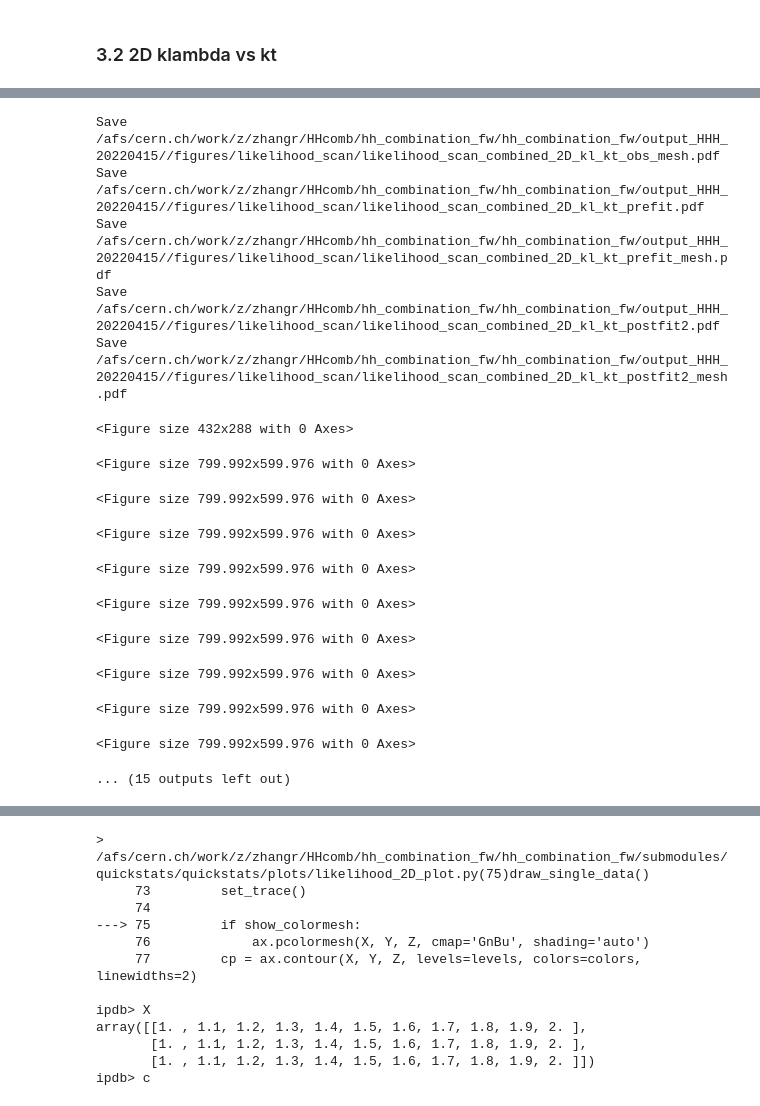
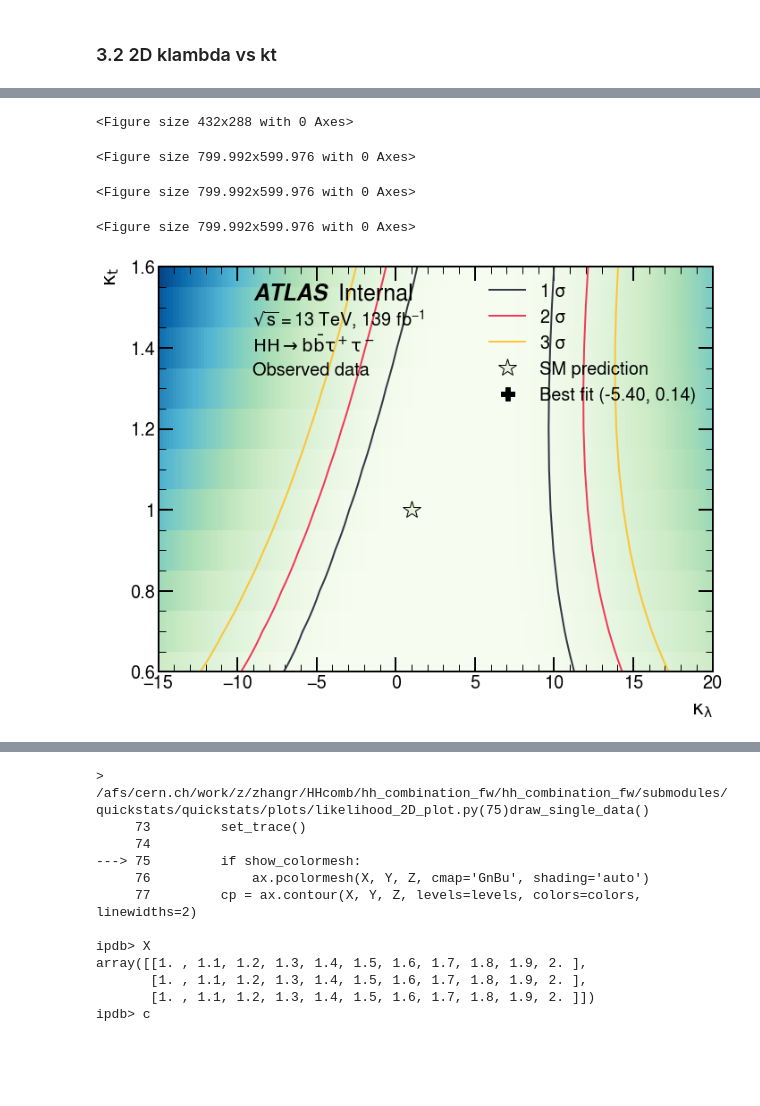
Before and after one commit to dyl64/hh_combination_fw, a Jupyter notebook: tutorials/HHH2022/GenPlots.ipynb, the cells around one changed output, grey strips where cells are left out. Cells and saved outputs as stored; diff of their text form; code cells hidden in the pictures; blank space fills up the shorter version.

```diff
--- a/tutorials/HHH2022/GenPlots.ipynb
+++ b/tutorials/HHH2022/GenPlots.ipynb
@@ -16,10 +16,9 @@ The autoreload extension is already loaded. To reload it, use:
 if "hh_combination_fw_path" not in os.environ:
     os.environ['hh_combination_fw_path'] = os.path.abspath("../../")
 outdir_xsection = os.environ['hh_combination_fw_path']+'/output_HHH_20220415_noSgHparam/'
-outdir_likelihood = os.environ['hh_combination_fw_path']+'/output_HHH_20220415/'
+# outdir_likelihood = os.environ['hh_combination_fw_path']+'/output_HHH_20220415/'
 
-# plotdir = os.environ['hh_combination_fw_path']+'/output_HHH3/figures'
-# os.makedirs(plotdir, exist_ok=True)
+outdir_likelihood = '/eos/user/c/chlcheng/analysis/HHComb/H_HH_combination/outputs_HHH2022_20220425/'
 # %%
 channels = ['bbtautau', 'bbyy', 'bbbb']
 resonant_type = 'nonres'
@@ -291,9 +290,12 @@ def get_likelihood_data(obs, study):
         '1D_kt_nominal': 'klambda.json',
         '1D_kt_profiled': 'klambda_kt.json',
         '2D_kl_kt': 'klambda_kt.json',
+        'klambda_kt_2D': 'klambda_kt.json',
+        'kV_k2V_2D': 'kV_k2V.json',
     }
     for channel in channels+['combined']:
-        limit_path = os.path.join(outdir_likelihood, 'likelihood_scan', obs, channel, study, filename[study])
+        limit_path = os.path.join(outdir_likelihood, 'likelihood', obs, channel, study, filename[study])
+        print(limit_path)
         data[channel] = json.load(open(limit_path))
     return data
 
@@ -303,9 +305,11 @@ def get_uncond_data(obs, study):
         '1D_kt_nominal': 'klambda_uncond.json',
         '1D_kt_profiled': 'klambda_kt_uncond.json',
         '2D_kl_kt': 'klambda_kt_uncond.json',
+        'klambda_kt_2D': 'klambda_kt_uncond.json',
+        'kV_k2V_2D': 'kV_k2V_uncond.json',
     }
     for channel in channels+['combined']:
-        limit_path = os.path.join(outdir_likelihood, 'likelihood_scan', obs, channel, study, 'cache', filename[study])
+        limit_path = os.path.join(outdir_likelihood, 'likelihood', obs, channel, study, 'cache', filename[study])
         data[channel] = json.load(open(limit_path))
     return data
 
@@ -346,10 +350,10 @@ def get_interval(df, level):
 #         intersections[-1] = np.inf
     return intersections
 # %%
-channels = ['bbyy', 'bbtautau', 'bbbb']
+channels = ['bbyy', 'bbbb', 'bbtautau']
 
-studies = ['1D_kt_nominal', '1D_kt_profiled', '2D_kl_kt']
-obs = ['obs', 'prefit', 'postfit2']
+studies = ['klambda_kt_2D', 'kV_k2V_2D']
+obs = ['expected', 'observed']
 # studies = ['1D_kt_profiled']
 # obs = ['postfit1']
 likelihood_df, uncond_df = {}, {}
@@ -590,10 +652,10 @@ config = {
     }
 }
 # %%
-def plot_kl_kt(study, obs, channel, show_colormesh=False, xmin=-15, xmax=20, ymin=0.6, ymax=1.6):
+def plot_kl_kt(study, obs, channel, show_colormesh=False, x='klambda', y='kt', xlabel=r"$\mathrm{\kappa_{\lambda}}$", ylabel=r"$\mathrm{\kappa_{t}}$", xmin=-15, xmax=20, ymin=0.6, ymax=1.6):
     df_index = f'{study}_{obs}'
     df = likelihood_df[df_index][channel]
-    df = df[(df['klambda']>=xmin) & (df['klambda']<=xmax) & (df['kt']>=ymin) & (df['kt']<=ymax)]
+    df = df[(df[x]>=xmin) & (df[x]<=xmax) & (df[y]>=ymin) & (df[y]<=ymax)]
 
     plotter = Likelihood2DPlot(df, styles=styles, analysis_label_options=analysis_label_options_new(study, obs, channel))
     plotter.config = combine_dict(plotter.config, config)
@@ -602,13 +664,14 @@ def plot_kl_kt(study, obs, channel, show_colormesh=False, xmin=-15, xmax=20, ymi
 #     best_fit_x = df.iloc[best_fit]['klambda']
 #     best_fit_y = df.iloc[best_fit]['kt']
     best_fit = uncond_df[f'{study}_{o}'][channel]['muhat']
-    best_fit_x = best_fit['klambda']
-    best_fit_y = best_fit['kt']
+    best_fit_x = best_fit[x]
+    best_fit_y = best_fit[y]
     plotter.add_highlight(best_fit_x, best_fit_y, label=f"Best fit ({best_fit_x:.2f}, {best_fit_y:.2f})", styles={'marker': 'P', 'linewidth': 0, 'markersize': 15, })
 
-    plotter.draw(xattrib='klambda', yattrib='kt', xlabel=r"$\mathrm{\kappa_{\lambda}}$", ylabel=r"$\mathrm{\kappa_{t}}$", xmin=xmin, xmax=xmax, ymin=ymin, ymax=ymax, draw_sm_line=True, show_colormesh=show_colormesh)
+    plotter.draw(xattrib=x, yattrib=y, xlabel=xlabel, ylabel=ylabel, xmin=xmin, xmax=xmax, ymin=ymin, ymax=ymax, draw_sm_line=True, show_colormesh=show_colormesh)
 
-    savefolder = outdir_likelihood + '/figures/likelihood_scan'
+#     savefolder = outdir_likelihood + '/figures/likelihood_scan'
+    savefolder = './figures/likelihood_scan'
     os.makedirs(savefolder, exist_ok=True)
     name = savefolder+f"/likelihood_scan_{channel}_{df_index}.pdf"
     if show_colormesh:
@@ -617,10 +680,11 @@ def plot_kl_kt(study, obs, channel, show_colormesh=False, xmin=-15, xmax=20, ymi
     print('Save', name)
     return df
 # %%
-for channel in channels+['combined']:
+for channel in ['bbtautau']: #channels + ['combined']:
     for o in obs:
         for study in studies:
             if '1D' in study: continue
+            if 'kV' in study: continue
             _ = plot_kl_kt(study, o, channel)
             _ = plot_kl_kt(study, o, channel, True)
 # %% [output]
@@ -646,16 +695,5 @@ Save /afs/cern.ch/work/z/zhangr/HHcomb/hh_combination_fw/hh_combination_fw/outpu
-Save /afs/cern.ch/work/z/zhangr/HHcomb/hh_combination_fw/hh_combination_fw/output_HHH_20220415//figures/likelihood_scan/likelihood_scan_combined_2D_kl_kt_obs_mesh.pdf
-Save /afs/cern.ch/work/z/zhangr/HHcomb/hh_combination_fw/hh_combination_fw/output_HHH_20220415//figures/likelihood_scan/likelihood_scan_combined_2D_kl_kt_prefit.pdf
-Save /afs/cern.ch/work/z/zhangr/HHcomb/hh_combination_fw/hh_combination_fw/output_HHH_20220415//figures/likelihood_scan/likelihood_scan_combined_2D_kl_kt_prefit_mesh.pdf
-Save /afs/cern.ch/work/z/zhangr/HHcomb/hh_combination_fw/hh_combination_fw/output_HHH_20220415//figures/likelihood_scan/likelihood_scan_combined_2D_kl_kt_postfit2.pdf
-Save /afs/cern.ch/work/z/zhangr/HHcomb/hh_combination_fw/hh_combination_fw/output_HHH_20220415//figures/likelihood_scan/likelihood_scan_combined_2D_kl_kt_postfit2_mesh.pdf
+<Figure size 432x288 with 0 Axes>
-<Figure size 432x288 with 0 Axes>
+<Figure size 799.992x599.976 with 0 Axes>
 <Figure size 799.992x599.976 with 0 Axes>
 <Figure size 799.992x599.976 with 0 Axes>
-<Figure size 799.992x599.976 with 0 Axes>
-<Figure size 799.992x599.976 with 0 Axes>
-<Figure size 799.992x599.976 with 0 Axes>
-<Figure size 799.992x599.976 with 0 Axes>
-<Figure size 799.992x599.976 with 0 Axes>
-<Figure size 799.992x599.976 with 0 Axes>
-<Figure size 799.992x599.976 with 0 Axes>
-... (15 outputs left out)
+[figure, added]
```
Also changed, not shown: parts of 9 cells of this notebook, 1 other file.
